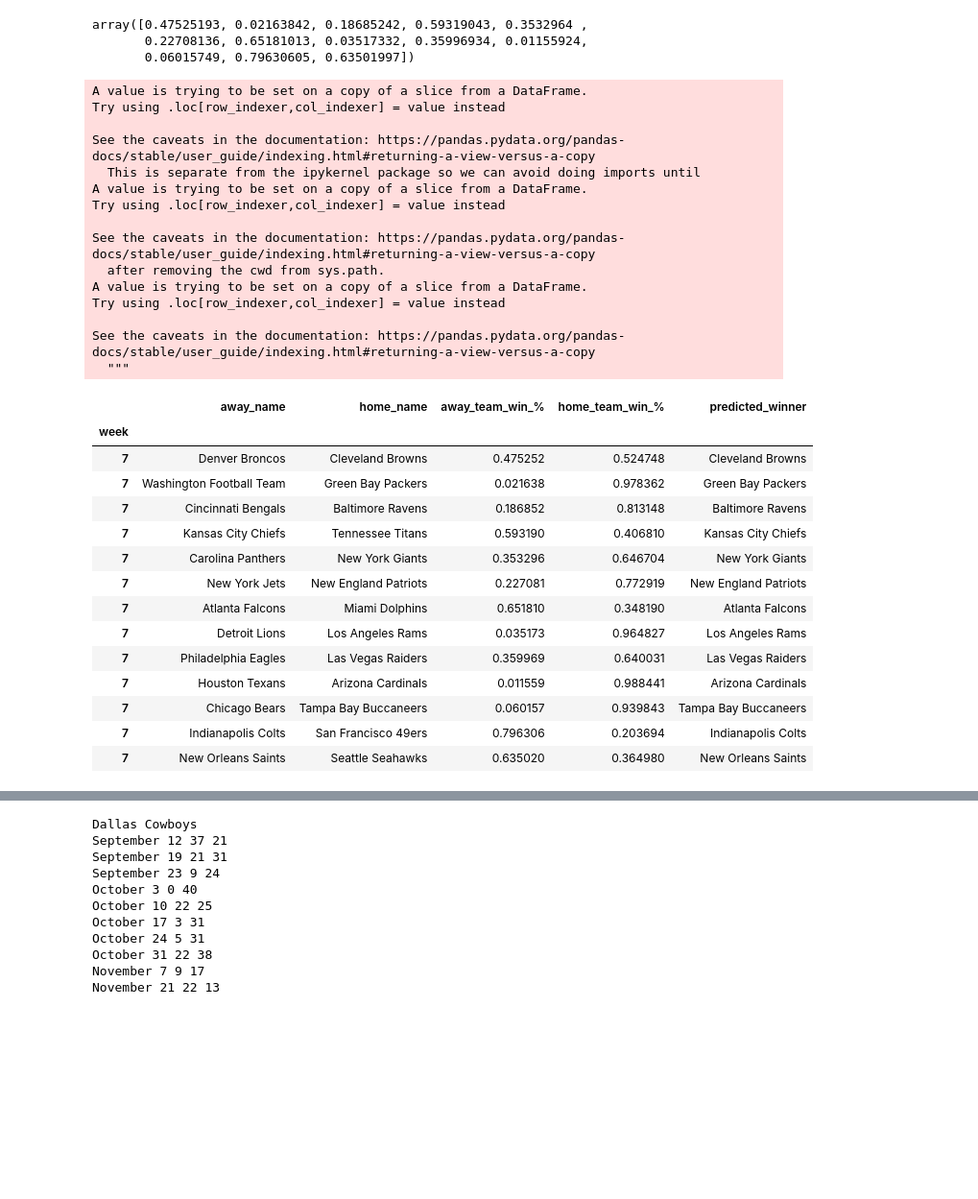
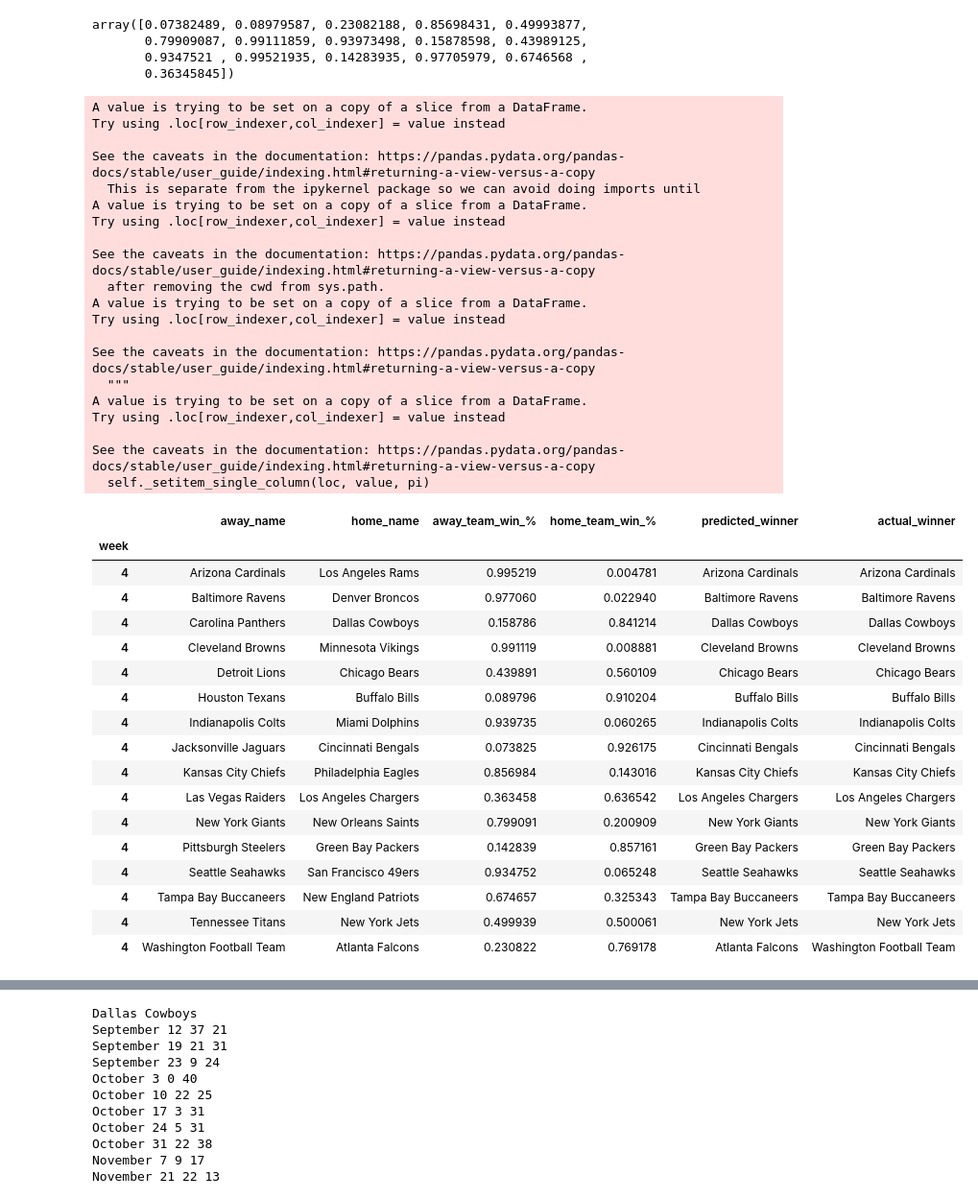
Before and after one commit to jake-viss/NFL_Prediction_Model_Project, a Jupyter notebook: Jake/SportsReference_Model/NFL_Game_Prediction_Base.ipynb, the cells around one changed output, grey strips where cells are left out. Shown at 96% size. Cells and saved outputs as stored; diff of their text form; code cells hidden in the pictures; blank space fills up the shorter version.

Commit message:
Finish final_results frame

```diff
--- a/Jake/SportsReference_Model/NFL_Game_Prediction_Base.ipynb
+++ b/Jake/SportsReference_Model/NFL_Game_Prediction_Base.ipynb
@@ -277,7 +277,7 @@ def display(y_pred,X_test):
 #game = game_data_up_to_week(range(1,4),2021)
 #game
 # %%
-current_week = 7
+current_week = 4
 weeks = list(range(1,current_week + 1))
 year = 2021
 
@@ -356,55 +366,79 @@ The New Orleans Saints have a probability of 0.64 of beating the Seattle Seahawk
 # %%
 y_pred
 # %% [output]
-array([0.47525193, 0.02163842, 0.18685242, 0.59319043, 0.3532964 ,
-       0.22708136, 0.65181013, 0.03517332, 0.35996934, 0.01155924,
-       0.06015749, 0.79630605, 0.63501997])
+array([0.07382489, 0.08979587, 0.23082188, 0.85698431, 0.49993877,
+       0.79909087, 0.99111859, 0.93973498, 0.15878598, 0.43989125,
+       0.9347521 , 0.99521935, 0.14283935, 0.97705979, 0.6746568 ,
+       0.36345845])
 # %%
 # Create dataframe to hold prediction results
 results_df = test_df[['week','away_name','home_name']]
 results_df['away_team_win_%'] = y_pred
 results_df['home_team_win_%'] = 1 - results_df['away_team_win_%']
 results_df['predicted_winner'] = 0
 
+# Loop through results dataframe and add predicted_winner name to column
 for index, row in results_df.iterrows():
     if results_df.loc[index,'away_team_win_%'] > results_df.loc[index,'home_team_win_%']:
         results_df.loc[index,'predicted_winner'] = results_df.loc[index,'away_name']
     else:
         results_df.loc[index,'predicted_winner'] = results_df.loc[index,'home_name']
 
+# Set Index to the 'week' column
+results_df=results_df.set_index('week')
 
+# Use get_schedule function to pull dataframe that shows actual weekly winners. Includes all weeks.
+weekly_winner = get_schedule('2021')
+weekly_winner = weekly_winner.drop(columns=['away_abbr','home_abbr','winning_abbr'])
+weekly_winner = weekly_winner.rename(columns={'away_name':'ww_away_name','home_name':'ww_home_name'})
 
-#results_df.to_csv('Exports/week_7_base.csv')
-results_df=results_df.set_index('week')
-results_df
+# Slices weekly_winner dataframe based on current week model is predicting.
+current_week_wins = weekly_winner.loc[weekly_winner['week'] == current_week]
+current_week_wins = current_week_wins.set_index('week')
+
+# Sort both dataframes by away_name
+results_df = results_df.sort_values(by='away_name')
+current_week_wins = current_week_wins.sort_values(by='ww_away_name')
+
+# Combine results & weekly_winner df's. Drop dupe columns and rename winning_name to 'actual_winner'
+actual_results_df = (pd.concat([results_df,current_week_wins],axis=1)).drop(columns=['ww_away_name','ww_home_name']).rename(columns={'winning_name':'actual_winner'})
+actual_results_df
 # %% [output]
 A value is trying to be set on a copy of a slice from a DataFrame.
 Try using .loc[row_indexer,col_indexer] = value instead
 
 See the caveats in the documentation: https://pandas.pydata.org/pandas-docs/stable/user_guide/indexing.html#returning-a-view-versus-a-copy
   This is separate from the ipykernel package so we can avoid doing imports until
 A value is trying to be set on a copy of a slice from a DataFrame.
 Try using .loc[row_indexer,col_indexer] = value instead
 
 See the caveats in the documentation: https://pandas.pydata.org/pandas-docs/stable/user_guide/indexing.html#returning-a-view-versus-a-copy
   after removing the cwd from sys.path.
 A value is trying to be set on a copy of a slice from a DataFrame.
 Try using .loc[row_indexer,col_indexer] = value instead
 
 See the caveats in the documentation: https://pandas.pydata.org/pandas-docs/stable/user_guide/indexing.html#returning-a-view-versus-a-copy
   """
+A value is trying to be set on a copy of a slice from a DataFrame.
+Try using .loc[row_indexer,col_indexer] = value instead
+
+See the caveats in the documentation: https://pandas.pydata.org/pandas-docs/stable/user_guide/indexing.html#returning-a-view-versus-a-copy
+  self._setitem_single_column(loc, value, pi)
-|  | away_name | home_name | away_team_win_% | home_team_win_% | predicted_winner |
-| week |  |  |  |  |  |
-| 7 | Denver Broncos | Cleveland Browns | 0.475252 | 0.524748 | Cleveland Browns |
-| 7 | Washington Football Team | Green Bay Packers | 0.021638 | 0.978362 | Green Bay Packers |
-| 7 | Cincinnati Bengals | Baltimore Ravens | 0.186852 | 0.813148 | Baltimore Ravens |
-| 7 | Kansas City Chiefs | Tennessee Titans | 0.593190 | 0.406810 | Kansas City Chiefs |
-| 7 | Carolina Panthers | New York Giants | 0.353296 | 0.646704 | New York Giants |
-| 7 | New York Jets | New England Patriots | 0.227081 | 0.772919 | New England Patriots |
-| 7 | Atlanta Falcons | Miami Dolphins | 0.651810 | 0.348190 | Atlanta Falcons |
-| 7 | Detroit Lions | Los Angeles Rams | 0.035173 | 0.964827 | Los Angeles Rams |
-| 7 | Philadelphia Eagles | Las Vegas Raiders | 0.359969 | 0.640031 | Las Vegas Raiders |
-| 7 | Houston Texans | Arizona Cardinals | 0.011559 | 0.988441 | Arizona Cardinals |
-| 7 | Chicago Bears | Tampa Bay Buccaneers | 0.060157 | 0.939843 | Tampa Bay Buccaneers |
-| 7 | Indianapolis Colts | San Francisco 49ers | 0.796306 | 0.203694 | Indianapolis Colts |
-| 7 | New Orleans Saints | Seattle Seahawks | 0.635020 | 0.364980 | New Orleans Saints |
+|  | away_name | home_name | away_team_win_% | home_team_win_% | predicted_winner | actual_winner |
+| week |  |  |  |  |  |  |
+| 4 | Arizona Cardinals | Los Angeles Rams | 0.995219 | 0.004781 | Arizona Cardinals | Arizona Cardinals |
+| 4 | Baltimore Ravens | Denver Broncos | 0.977060 | 0.022940 | Baltimore Ravens | Baltimore Ravens |
+| 4 | Carolina Panthers | Dallas Cowboys | 0.158786 | 0.841214 | Dallas Cowboys | Dallas Cowboys |
+| 4 | Cleveland Browns | Minnesota Vikings | 0.991119 | 0.008881 | Cleveland Browns | Cleveland Browns |
+| 4 | Detroit Lions | Chicago Bears | 0.439891 | 0.560109 | Chicago Bears | Chicago Bears |
+| 4 | Houston Texans | Buffalo Bills | 0.089796 | 0.910204 | Buffalo Bills | Buffalo Bills |
+| 4 | Indianapolis Colts | Miami Dolphins | 0.939735 | 0.060265 | Indianapolis Colts | Indianapolis Colts |
+| 4 | Jacksonville Jaguars | Cincinnati Bengals | 0.073825 | 0.926175 | Cincinnati Bengals | Cincinnati Bengals |
+| 4 | Kansas City Chiefs | Philadelphia Eagles | 0.856984 | 0.143016 | Kansas City Chiefs | Kansas City Chiefs |
+| 4 | Las Vegas Raiders | Los Angeles Chargers | 0.363458 | 0.636542 | Los Angeles Chargers | Los Angeles Chargers |
+| 4 | New York Giants | New Orleans Saints | 0.799091 | 0.200909 | New York Giants | New York Giants |
+| 4 | Pittsburgh Steelers | Green Bay Packers | 0.142839 | 0.857161 | Green Bay Packers | Green Bay Packers |
+| 4 | Seattle Seahawks | San Francisco 49ers | 0.934752 | 0.065248 | Seattle Seahawks | Seattle Seahawks |
+| 4 | Tampa Bay Buccaneers | New England Patriots | 0.674657 | 0.325343 | Tampa Bay Buccaneers | Tampa Bay Buccaneers |
+| 4 | Tennessee Titans | New York Jets | 0.499939 | 0.500061 | New York Jets | New York Jets |
+| 4 | Washington Football Team | Atlanta Falcons | 0.230822 | 0.769178 | Atlanta Falcons | Washington Football Team |
```
Also changed, not shown: parts of 7 cells of this notebook, 4 other files.
